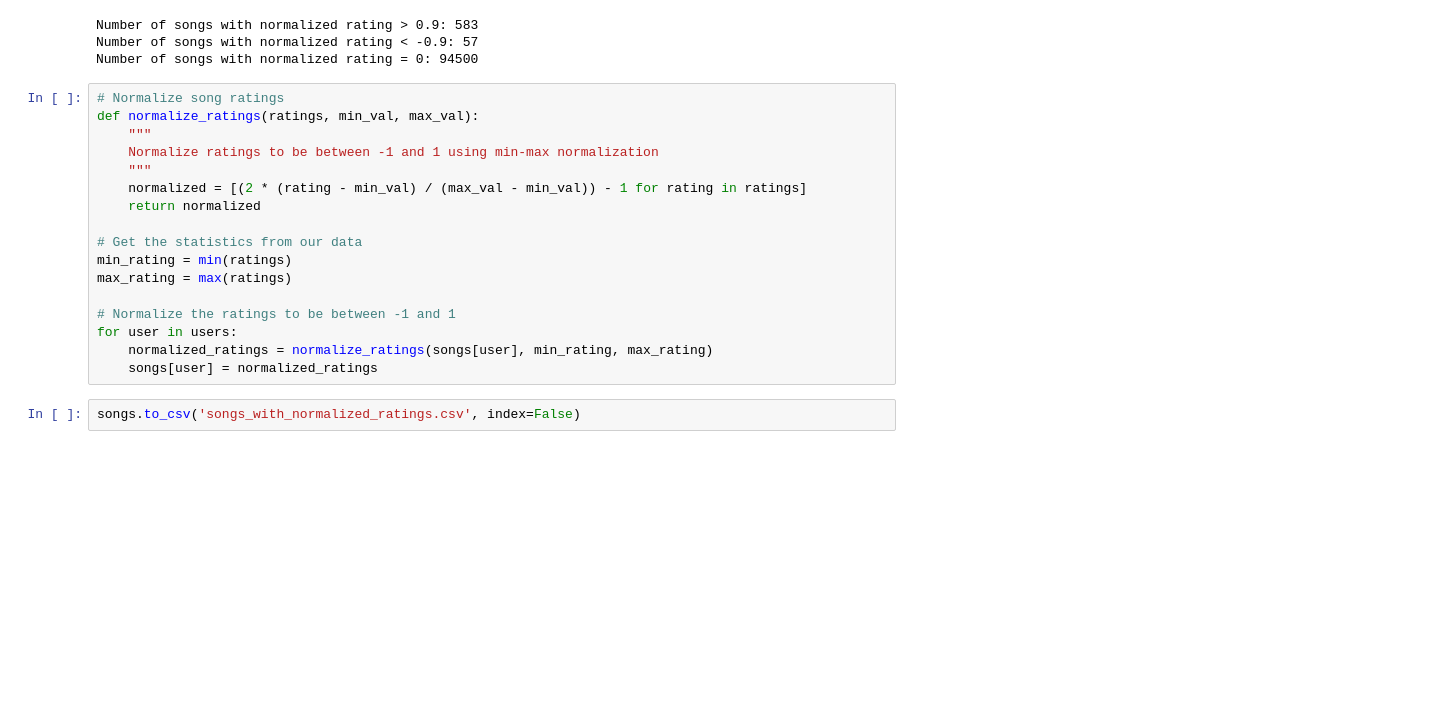
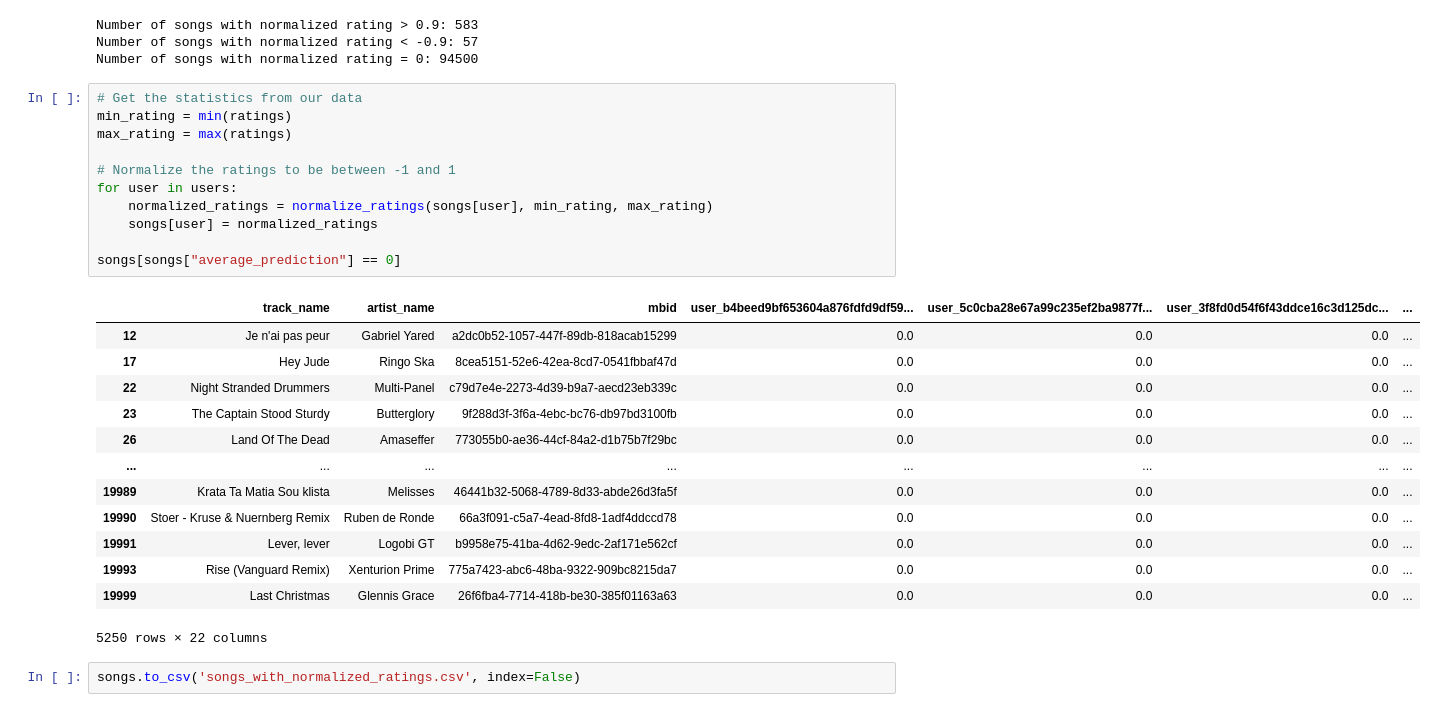
Before and after one commit to danielyangdev/BUAD-313-Final-Project, a Jupyter notebook: eda.ipynb, the cells around one changed output. Saved outputs shown, nothing was run; the diff lists cells and outputs as text; blank space fills up the shorter version.

```diff
--- a/eda.ipynb
+++ b/eda.ipynb
@@ -350,21 +350,29 @@ Number of songs with normalized rating > 0.9: 583
 Number of songs with normalized rating < -0.9: 57
 Number of songs with normalized rating = 0: 94500
 # %%
-# Normalize song ratings
-def normalize_ratings(ratings, min_val, max_val):
-    """
-    Normalize ratings to be between -1 and 1 using min-max normalization
-    """
-    normalized = [(2 * (rating - min_val) / (max_val - min_val)) - 1 for rating in ratings]
-    return normalized
-
 # Get the statistics from our data
 min_rating = min(ratings)
 max_rating = max(ratings)
 
 # Normalize the ratings to be between -1 and 1
 for user in users:
     normalized_ratings = normalize_ratings(songs[user], min_rating, max_rating)
     songs[user] = normalized_ratings
+
+songs[songs["average_prediction"] == 0]
+# %% [output]
+|  | track_name | artist_name | mbid | user_b4beed9bf653604a876fdfd9df59... | user_5c0cba28e67a99c235ef2ba9877f... | user_3f8fd0d54f6f43ddce16c3d125dc... | ... |
+| 12 | Je n'ai pas peur | Gabriel Yared | a2dc0b52-1057-447f-89db-818acab15299 | 0.0 | 0.0 | 0.0 | ... |
+| 17 | Hey Jude | Ringo Ska | 8cea5151-52e6-42ea-8cd7-0541fbbaf47d | 0.0 | 0.0 | 0.0 | ... |
+| 22 | Night Stranded Drummers | Multi-Panel | c79d7e4e-2273-4d39-b9a7-aecd23eb339c | 0.0 | 0.0 | 0.0 | ... |
+| 23 | The Captain Stood Sturdy | Butterglory | 9f288d3f-3f6a-4ebc-bc76-db97bd3100fb | 0.0 | 0.0 | 0.0 | ... |
+| 26 | Land Of The Dead | Amaseffer | 773055b0-ae36-44cf-84a2-d1b75b7f29bc | 0.0 | 0.0 | 0.0 | ... |
+| ... | ... | ... | ... | ... | ... | ... | ... |
+| 19989 | Krata Ta Matia Sou klista | Melisses | 46441b32-5068-4789-8d33-abde26d3fa5f | 0.0 | 0.0 | 0.0 | ... |
+| 19990 | Stoer - Kruse & Nuernberg Remix | Ruben de Ronde | 66a3f091-c5a7-4ead-8fd8-1adf4ddccd78 | 0.0 | 0.0 | 0.0 | ... |
+| 19991 | Lever, lever | Logobi GT | b9958e75-41ba-4d62-9edc-2af171e562cf | 0.0 | 0.0 | 0.0 | ... |
+| 19993 | Rise (Vanguard Remix) | Xenturion Prime | 775a7423-abc6-48ba-9322-909bc8215da7 | 0.0 | 0.0 | 0.0 | ... |
+| 19999 | Last Christmas | Glennis Grace | 26f6fba4-7714-418b-be30-385f01163a63 | 0.0 | 0.0 | 0.0 | ... |
+5250 rows × 22 columns
 # %%
 songs.to_csv('songs_with_normalized_ratings.csv', index=False)
```
